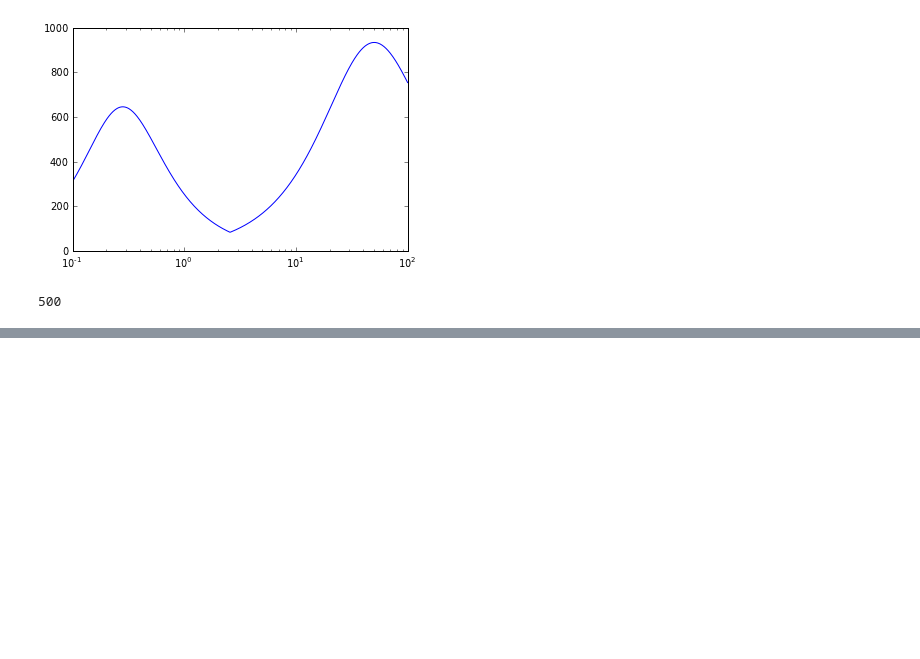
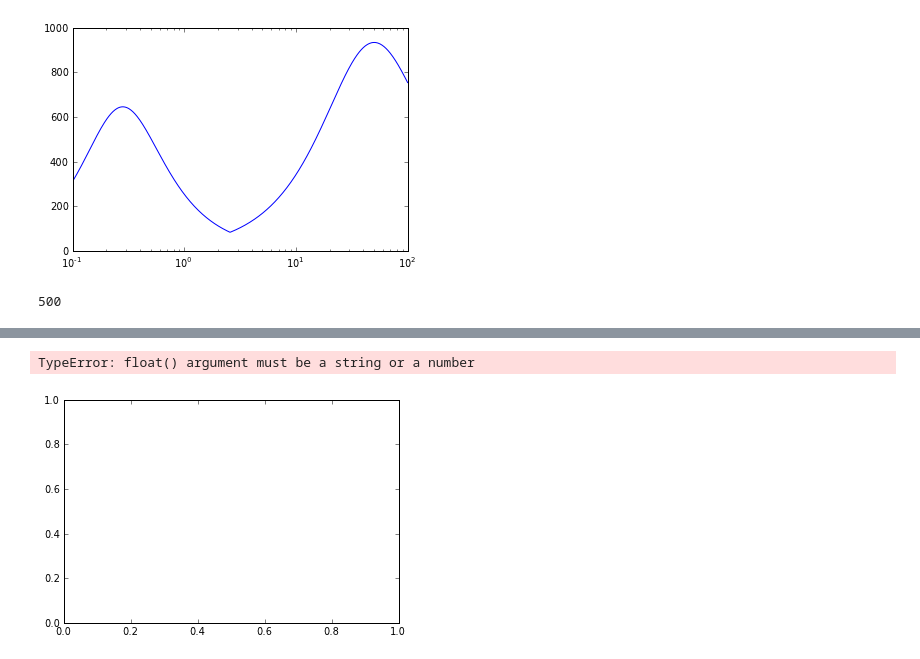
Before and after one commit to apiso/Thesis, a Jupyter notebook: python/drift_and_acc.ipynb, the cells around one changed output, grey strips where cells are left out. Saved outputs shown, nothing was run; the diff lists cells and outputs as text; code cells hidden in the pictures; blank space fills up the shorter version.

```diff
--- a/python/drift_and_acc.ipynb
+++ b/python/drift_and_acc.ipynb
@@ -141,0 +176,5 @@ array([ 0.,  0.,  0.,  0.,  0.,  0.,  0.,  0.,  0.,  0.,  0.,  0.,  0.,
+# %%
+plt.plot(animate(0))
+# %% [output]
+TypeError: float() argument must be a string or a number
+[figure, added]
```
Also changed, not shown: parts of 10 cells of this notebook, 8 other files.
